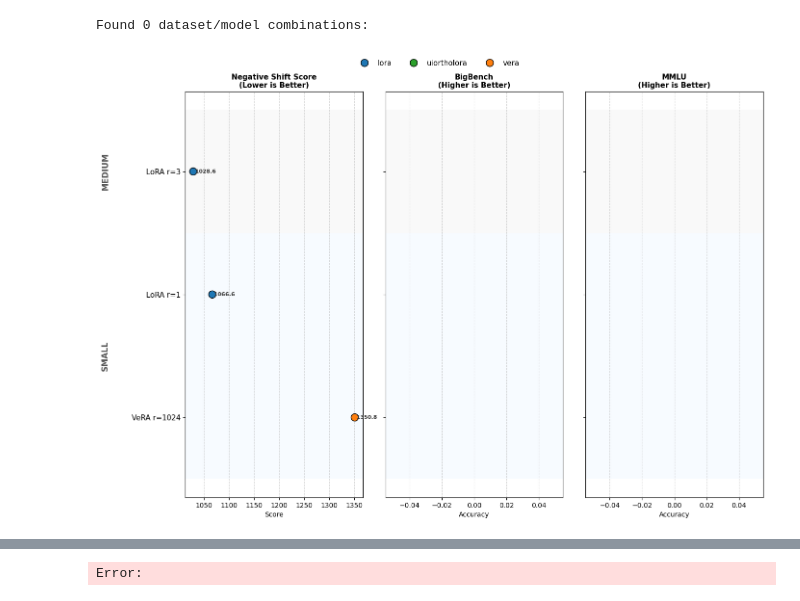
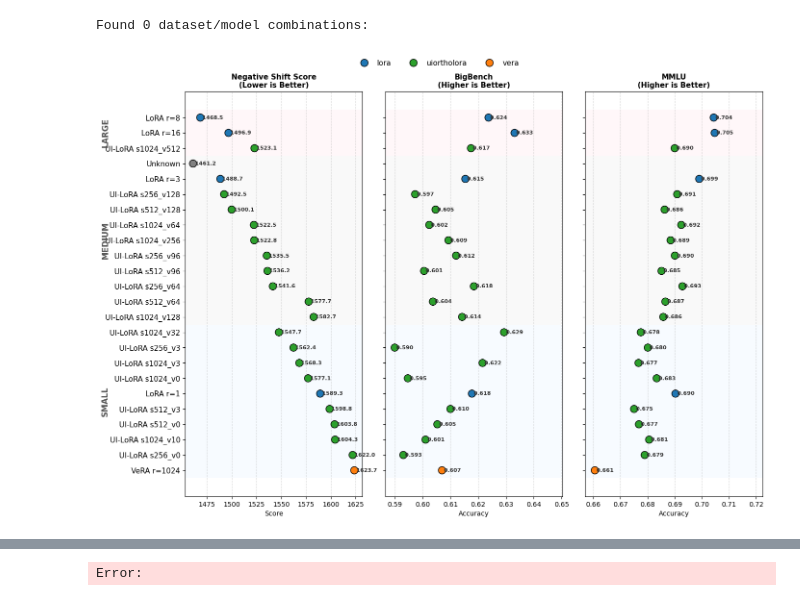
Before and after one commit to Guy-Bilitski/UIOrthoLoRA, a Jupyter notebook: notebooks/tuner_knowledge/src/analysis/archive/analyze_intrinsic.ipynb, the cells around one changed output, grey strips where cells are left out. Saved outputs shown, nothing was run; the diff lists cells and outputs as text; code cells hidden in the pictures.

Commit message:
results update (checkpoint1)

```diff
--- a/notebooks/tuner_knowledge/src/analysis/archive/analyze_intrinsic.ipynb
+++ b/notebooks/tuner_knowledge/src/analysis/archive/analyze_intrinsic.ipynb
@@ -292,7 +292,7 @@ import re
 # ============================================================================
 
 # Load Data
-df = pd.read_csv("../adapters_results/hotpotqa/threshold_0.8/llama-3b.csv")
+df = pd.read_csv("../adapters_results/hotpotqa/threshold_0.8/gemma-12b.csv")
 df_bigbench = pd.read_csv("../../results/bigbench/summary.csv")
 df_mmlu = pd.read_csv("../../results/mmlu/mmlu_summary.csv")
 
@@ -446,34 +446,34 @@ if not vals.empty:
 # Text Labels (MMLU - 3 decimals)
 for i, val in enumerate(plot_df[metric]):
     if pd.notna(val):
         ax.text(val, i, f" {val:.3f}", va='center', ha='left', fontsize=8, color='#333', fontweight='bold')
 
 # --- Y-Axis Formatting ---
 axes[0].set_yticks(y_range)
 axes[0].set_yticklabels(labels, fontsize=11)
 
 # Size Category Labels
 for size_cat in size_order.keys():
     subset_indices = [i for i, row in enumerate(plot_df.itertuples()) if row.size_category == size_cat]
     if subset_indices:
         center_idx = np.mean(subset_indices)
         axes[0].text(-0.45, center_idx, size_cat.upper(),
                      transform=axes[0].get_yaxis_transform(),
                      rotation=90, va='center', ha='center',
                      fontweight='bold', fontsize=12, color='#555')
 
 # Legend
 legend_handles = [
     mlines.Line2D([], [], color='w', marker='o', markerfacecolor=c, markersize=11, markeredgecolor='k', label=l)
     for l, c in type_colors.items()
 ]
 fig.legend(handles=legend_handles, loc='upper center', bbox_to_anchor=(0.5, 0.98), ncol=3, fontsize=11, frameon=False)
 
 plt.tight_layout()
 plt.subplots_adjust(left=0.15, top=0.9, right=0.95) # Added right margin just in case
 plt.show()
 # %% [output]
-[figure, old version]
+[figure, new version]
 # %%
 import pandas as pd
 import numpy as np
```
Also changed, not shown: parts of 1 cell of this notebook, 14 other files.
